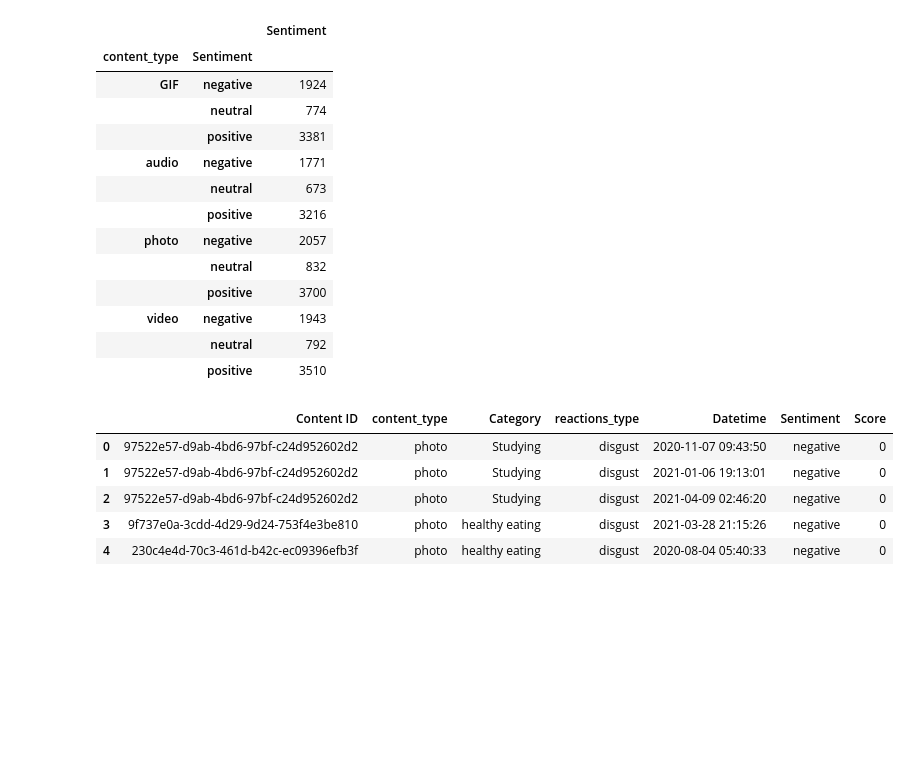
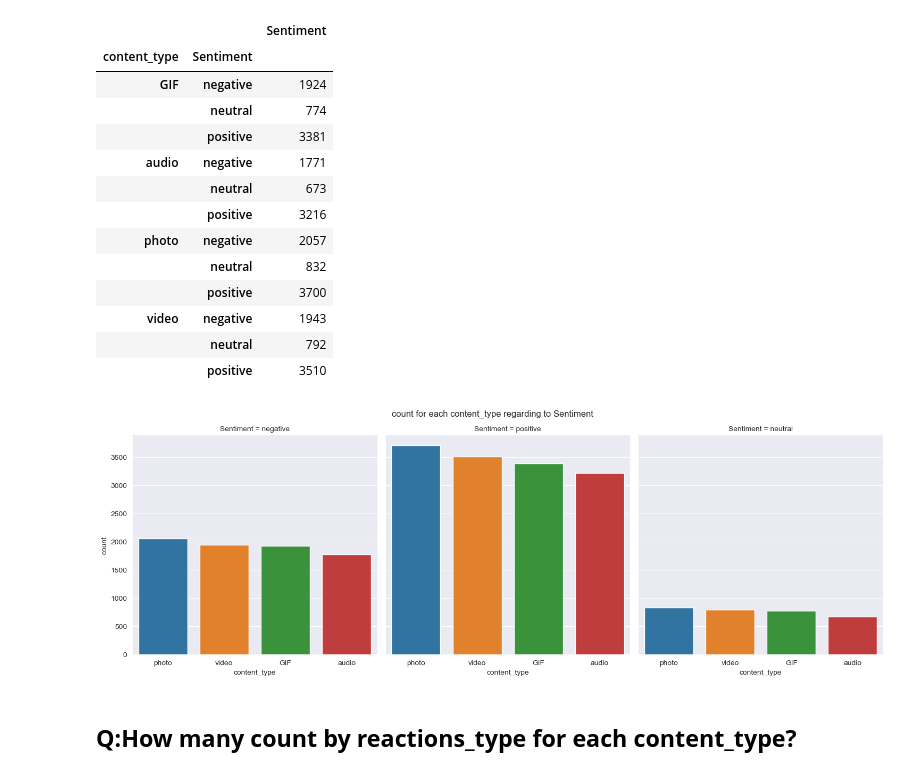
Before and after one commit to AhmAnwar/accenture_virtual_experience_VE_by_Forage, a Jupyter notebook: accenture_task.ipynb, the cells around one changed output. Drawn from its saved outputs; the diff is of its cells as text; code cells hidden in the pictures; blank space fills up the shorter version.

```diff
--- a/accenture_task.ipynb
+++ b/accenture_task.ipynb
@@ -244,12 +279,11 @@ df.groupby(['content_type', 'Sentiment']).agg({'Sentiment':'count'})
 | video | negative | 1943 |
 |  | neutral | 792 |
 |  | positive | 3510 |
-# %%
-df.head()
-# %% [output]
-|  | Content ID | content_type | Category | reactions_type | Datetime | Sentiment | Score |
-| 0 | 97522e57-d9ab-4bd6-97bf-c24d952602d2 | photo | Studying | disgust | 2020-11-07 09:43:50 | negative | 0 |
-| 1 | 97522e57-d9ab-4bd6-97bf-c24d952602d2 | photo | Studying | disgust | 2021-01-06 19:13:01 | negative | 0 |
-| 2 | 97522e57-d9ab-4bd6-97bf-c24d952602d2 | photo | Studying | disgust | 2021-04-09 02:46:20 | negative | 0 |
-| 3 | 9f737e0a-3cdd-4d29-9d24-753f4e3be810 | photo | healthy eating | disgust | 2021-03-28 21:15:26 | negative | 0 |
-| 4 | 230c4e4d-70c3-461d-b42c-ec09396efb3f | photo | healthy eating | disgust | 2020-08-04 05:40:33 | negative | 0 |
+# %%
+g = sns.catplot(kind='count', data=df, x='content_type', col='Sentiment')
+g.fig.suptitle('count for each content_type regarding to Sentiment', y=1.03)
+plt.show()
+# %% [output]
+[figure, added]
+# %% [markdown]
+## **Q:How many count by reactions_type for each content_type?**
```
Also changed, not shown: parts of 20 cells of this notebook.
